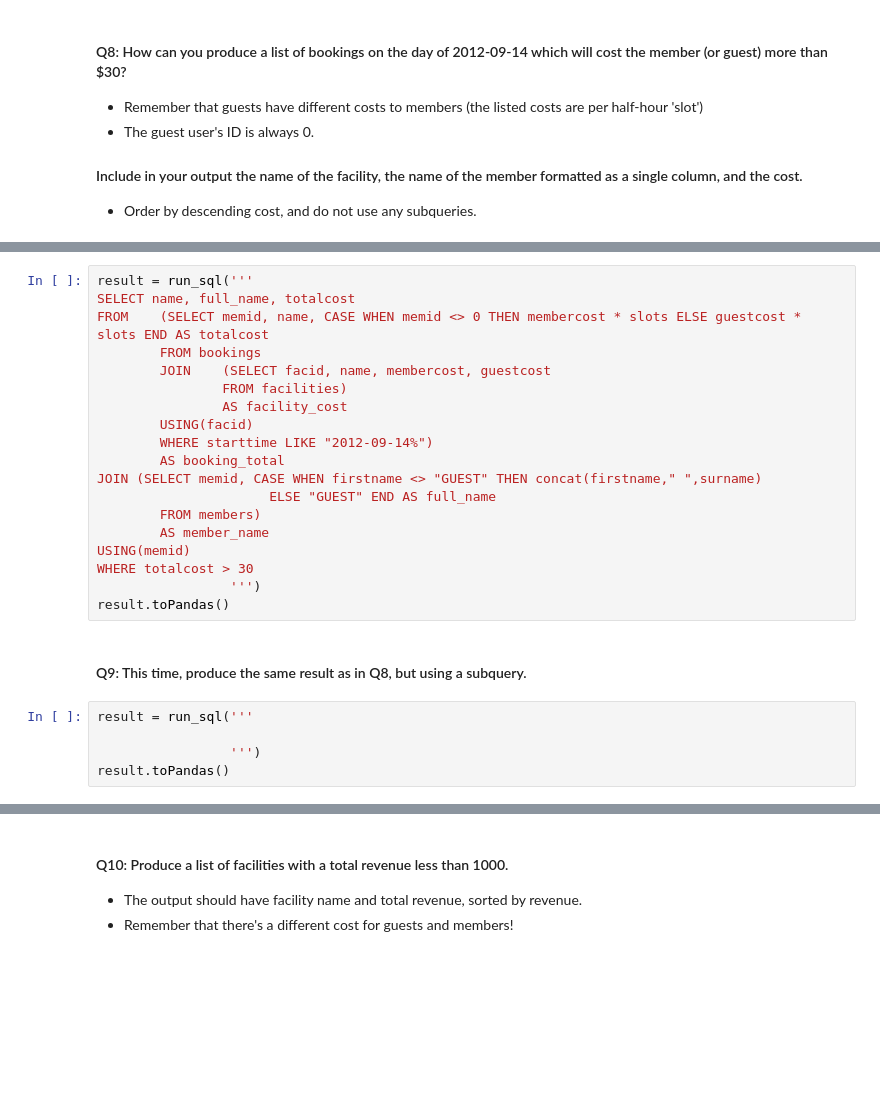
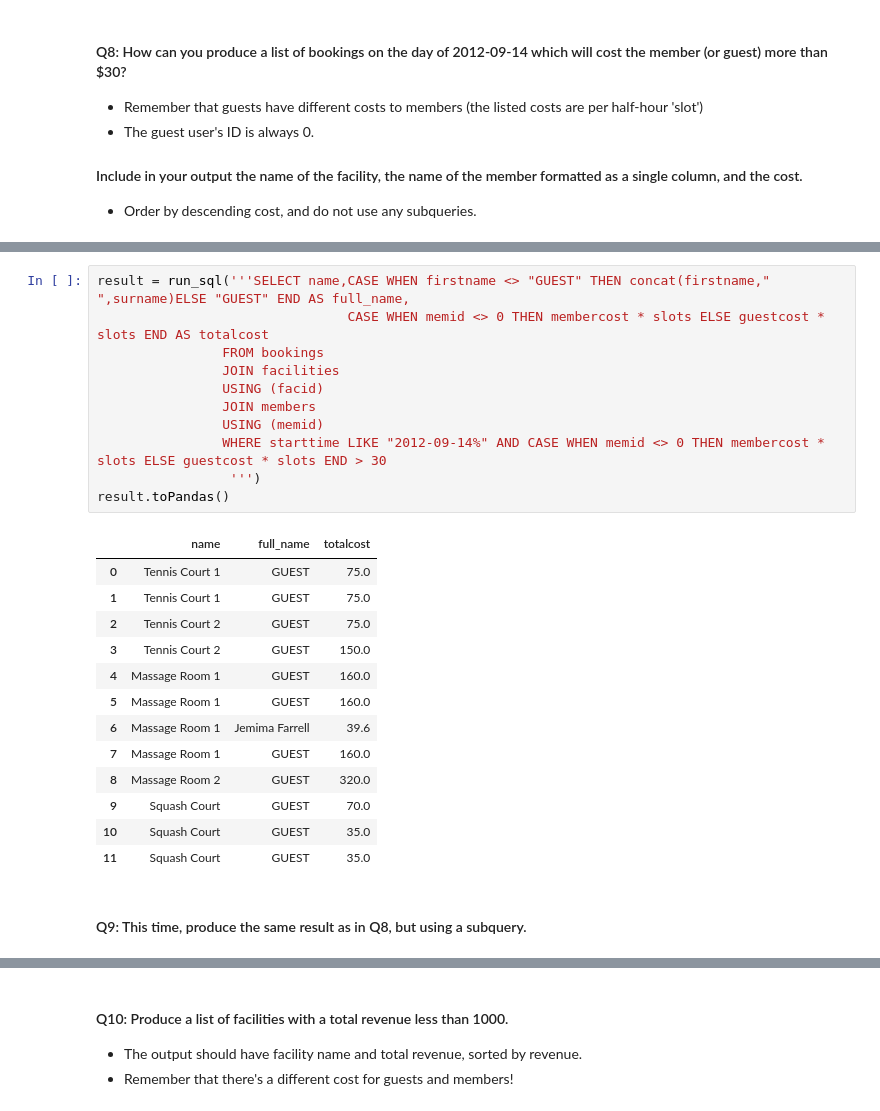
Before and after one commit to diana-md/ML-Bootcamp-Projects, a Jupyter notebook: facilities_SQL_queries_with_Spark/Mini_Project_SQL_with_Spark.ipynb, the cells around one changed output, grey strips where cells are left out. Drawn from its saved outputs; the diff is of its cells as text; blank space fills up the shorter version.

```diff
--- a/facilities_SQL_queries_with_Spark/Mini_Project_SQL_with_Spark.ipynb
+++ b/facilities_SQL_queries_with_Spark/Mini_Project_SQL_with_Spark.ipynb
@@ -335,26 +345,27 @@ result = run_sql('''SELECT full_name, name
 # %%
-result = run_sql('''
-SELECT name, full_name, totalcost
-FROM	(SELECT memid, name, CASE WHEN memid <> 0 THEN membercost * slots ELSE guestcost * slots END AS totalcost
-		FROM bookings
-		JOIN	(SELECT facid, name, membercost, guestcost
-				FROM facilities)
-				AS facility_cost
-		USING(facid)
-		WHERE starttime LIKE "2012-09-14%")
-		AS booking_total
-JOIN (SELECT memid, CASE WHEN firstname <> "GUEST" THEN concat(firstname," ",surname)
-					  ELSE "GUEST" END AS full_name
-		FROM members)
-		AS member_name
-USING(memid)
-WHERE totalcost > 30
+result = run_sql('''SELECT name,CASE WHEN firstname <> "GUEST" THEN concat(firstname," ",surname)ELSE "GUEST" END AS full_name,
+                                CASE WHEN memid <> 0 THEN membercost * slots ELSE guestcost * slots END AS totalcost
+                FROM bookings
+                JOIN facilities
+                USING (facid)
+                JOIN members
+                USING (memid)
+                WHERE starttime LIKE "2012-09-14%" AND CASE WHEN memid <> 0 THEN membercost * slots ELSE guestcost * slots END > 30
                  ''')
 result.toPandas()
+# %% [output]
+|  | name | full_name | totalcost |
+| 0 | Tennis Court 1 | GUEST | 75.0 |
+| 1 | Tennis Court 1 | GUEST | 75.0 |
+| 2 | Tennis Court 2 | GUEST | 75.0 |
+| 3 | Tennis Court 2 | GUEST | 150.0 |
+| 4 | Massage Room 1 | GUEST | 160.0 |
+| 5 | Massage Room 1 | GUEST | 160.0 |
+| 6 | Massage Room 1 | Jemima Farrell | 39.6 |
+| 7 | Massage Room 1 | GUEST | 160.0 |
+| 8 | Massage Room 2 | GUEST | 320.0 |
+| 9 | Squash Court | GUEST | 70.0 |
+| 10 | Squash Court | GUEST | 35.0 |
+| 11 | Squash Court | GUEST | 35.0 |
 # %% [markdown]
 #### Q9: This time, produce the same result as in Q8, but using a subquery.
-# %%
-result = run_sql('''
-
-                 ''')
-result.toPandas()
```
Also changed, not shown: parts of 13 cells of this notebook.
